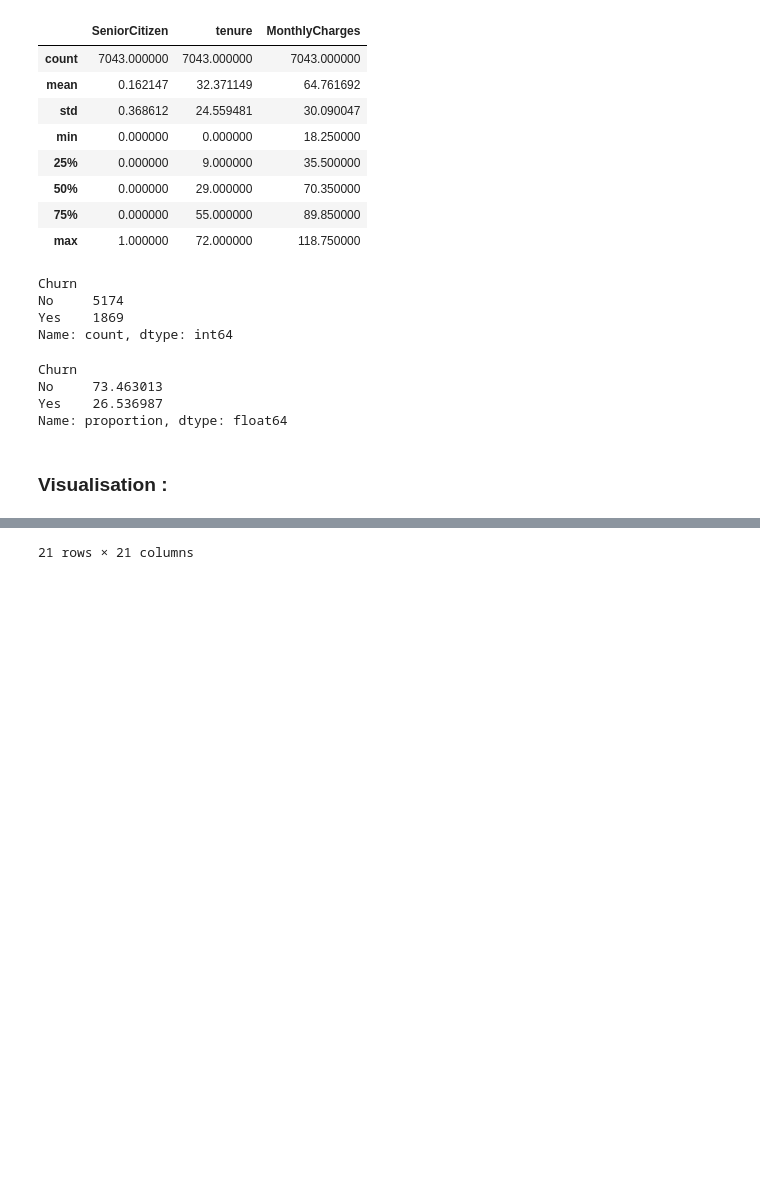
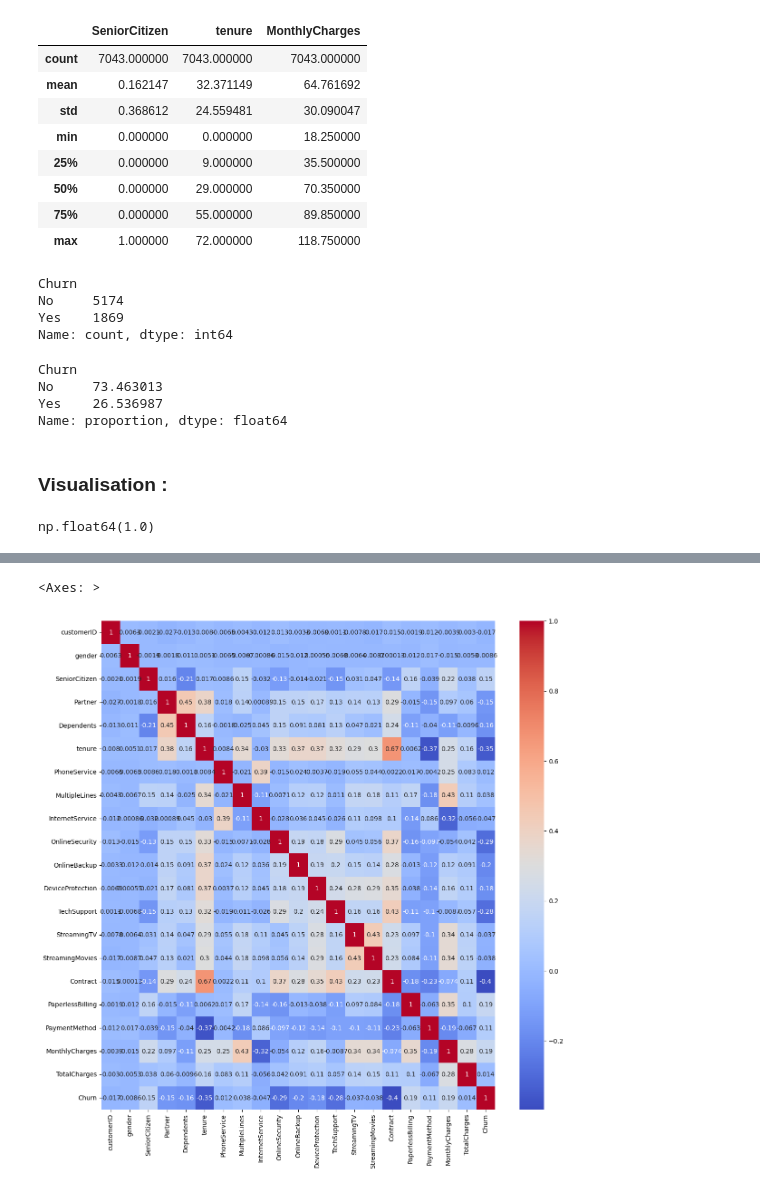
Before and after one commit to elhidarinouhayla/Pr-diction-du-Churn-Client-, a Jupyter notebook: EDA.ipynb, the cells around one changed output, grey strips where cells are left out. Drawn from its saved outputs; the diff is of its cells as text; code cells hidden in the pictures; blank space fills up the shorter version.

```diff
--- a/EDA.ipynb
+++ b/EDA.ipynb
@@ -153,10 +158,19 @@ Name: proportion, dtype: float64
+# %%
+colonneNum = ['SeniorCitizen', 'tenure', 'MonthlyCharges', 'MonthlyCharges', 'Churn']
+correlation = file[colonneNum].corr()['Churn']
+corr = correlation['Churn']
+corr
+# %% [output]
+np.float64(1.0)
 # %%
 # 1-Nombre de clients qui ont quitté (Yes) ou resté (No)
-import matplotlib.pyplot as plt
-from sklearn.preprocessing import LabelEncoder
+
 le = LabelEncoder()
 for colonne in file.columns:
     if file[colonne].dtype == 'object':
         file[colonne] = le.fit_transform(file[colonne])
-file.corr()
+corr = file.corr()
+# corr
+plt.figure(figsize=(14,14))
+sns.heatmap(corr, annot= True, cmap= 'coolwarm')
 # %% [output]
@@ -180 +177,2 @@ file.corr()
-21 rows × 21 columns
+<Axes: >
+[figure, added]
```
Also changed, not shown: parts of 2 cells of this notebook.
